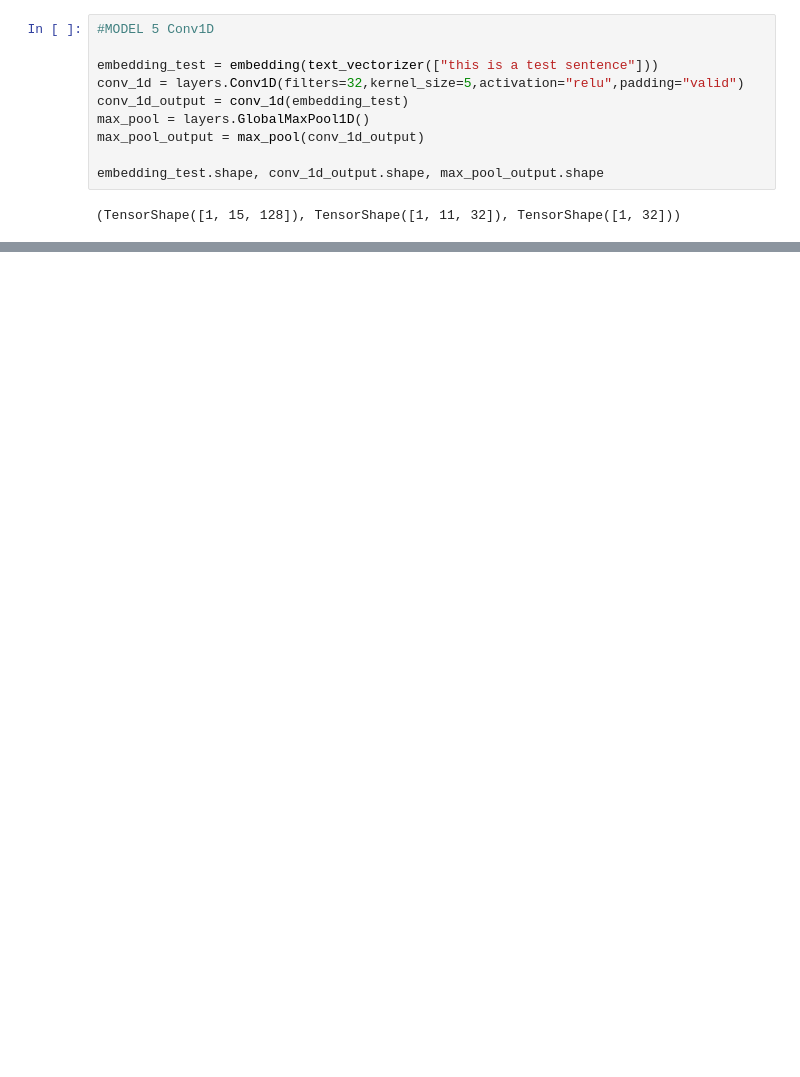
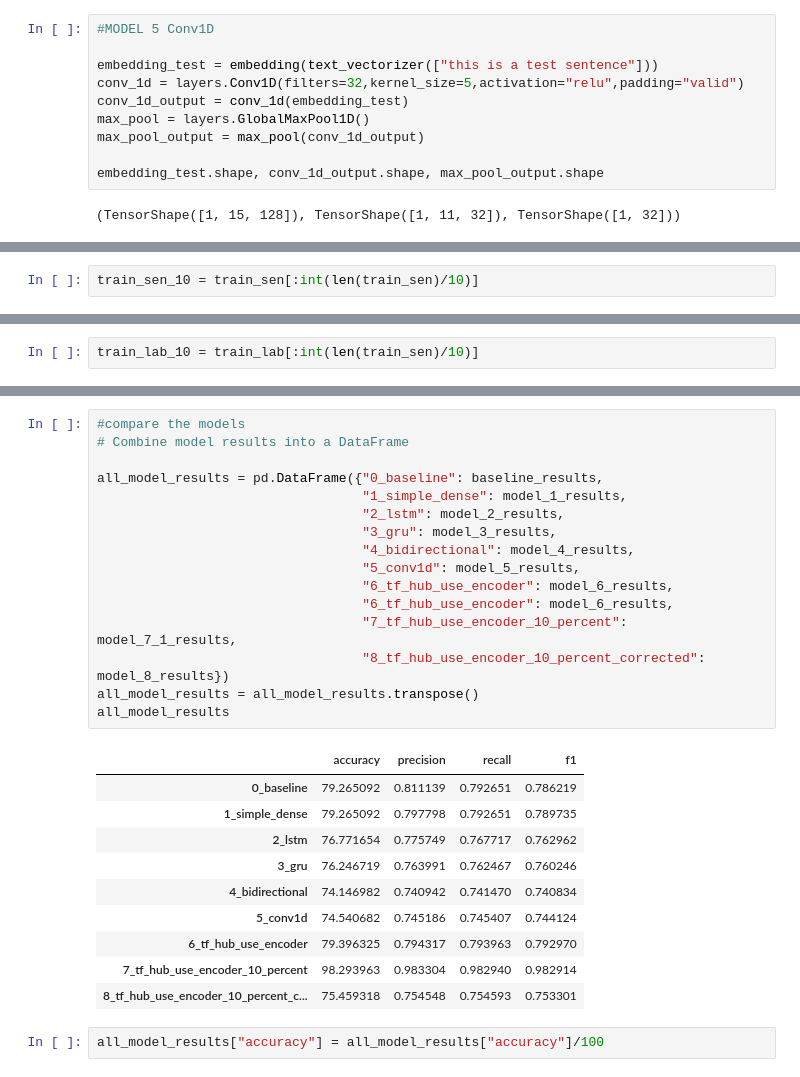
Before and after one commit to Rishu-N/TENSORFLOW, a Jupyter notebook: NLP_intro.ipynb, the cells around one changed output, grey strips where cells are left out. Cells and saved outputs as stored; diff of their text form; blank space fills up the shorter version.

```diff
--- a/NLP_intro.ipynb
+++ b/NLP_intro.ipynb
@@ -760,0 +1293,2 @@ embedding_test, conv_1d_output
+# %%
+train_sen_10 = train_sen[:int(len(train_sen)/10)]
@@ -760,0 +1299,2 @@ embedding_test, conv_1d_output
+# %%
+train_lab_10 = train_lab[:int(len(train_sen)/10)]
@@ -760,0 +1337,29 @@ embedding_test, conv_1d_output
+# %%
+#compare the models
+# Combine model results into a DataFrame
+
+all_model_results = pd.DataFrame({"0_baseline": baseline_results,
+                                  "1_simple_dense": model_1_results,
+                                  "2_lstm": model_2_results,
+                                  "3_gru": model_3_results,
+                                  "4_bidirectional": model_4_results,
+                                  "5_conv1d": model_5_results,
+                                  "6_tf_hub_use_encoder": model_6_results,
+                                  "6_tf_hub_use_encoder": model_6_results,
+                                  "7_tf_hub_use_encoder_10_percent": model_7_1_results,
+                                  "8_tf_hub_use_encoder_10_percent_corrected": model_8_results})
+all_model_results = all_model_results.transpose()
+all_model_results
+# %% [output]
+|  | accuracy | precision | recall | f1 |
+| 0_baseline | 79.265092 | 0.811139 | 0.792651 | 0.786219 |
+| 1_simple_dense | 79.265092 | 0.797798 | 0.792651 | 0.789735 |
+| 2_lstm | 76.771654 | 0.775749 | 0.767717 | 0.762962 |
+| 3_gru | 76.246719 | 0.763991 | 0.762467 | 0.760246 |
+| 4_bidirectional | 74.146982 | 0.740942 | 0.741470 | 0.740834 |
+| 5_conv1d | 74.540682 | 0.745186 | 0.745407 | 0.744124 |
+| 6_tf_hub_use_encoder | 79.396325 | 0.794317 | 0.793963 | 0.792970 |
+| 7_tf_hub_use_encoder_10_percent | 98.293963 | 0.983304 | 0.982940 | 0.982914 |
+| 8_tf_hub_use_encoder_10_percent_c... | 75.459318 | 0.754548 | 0.754593 | 0.753301 |
+# %%
+all_model_results["accuracy"] = all_model_results["accuracy"]/100
```
Also changed, not shown: parts of 73 cells of this notebook.
